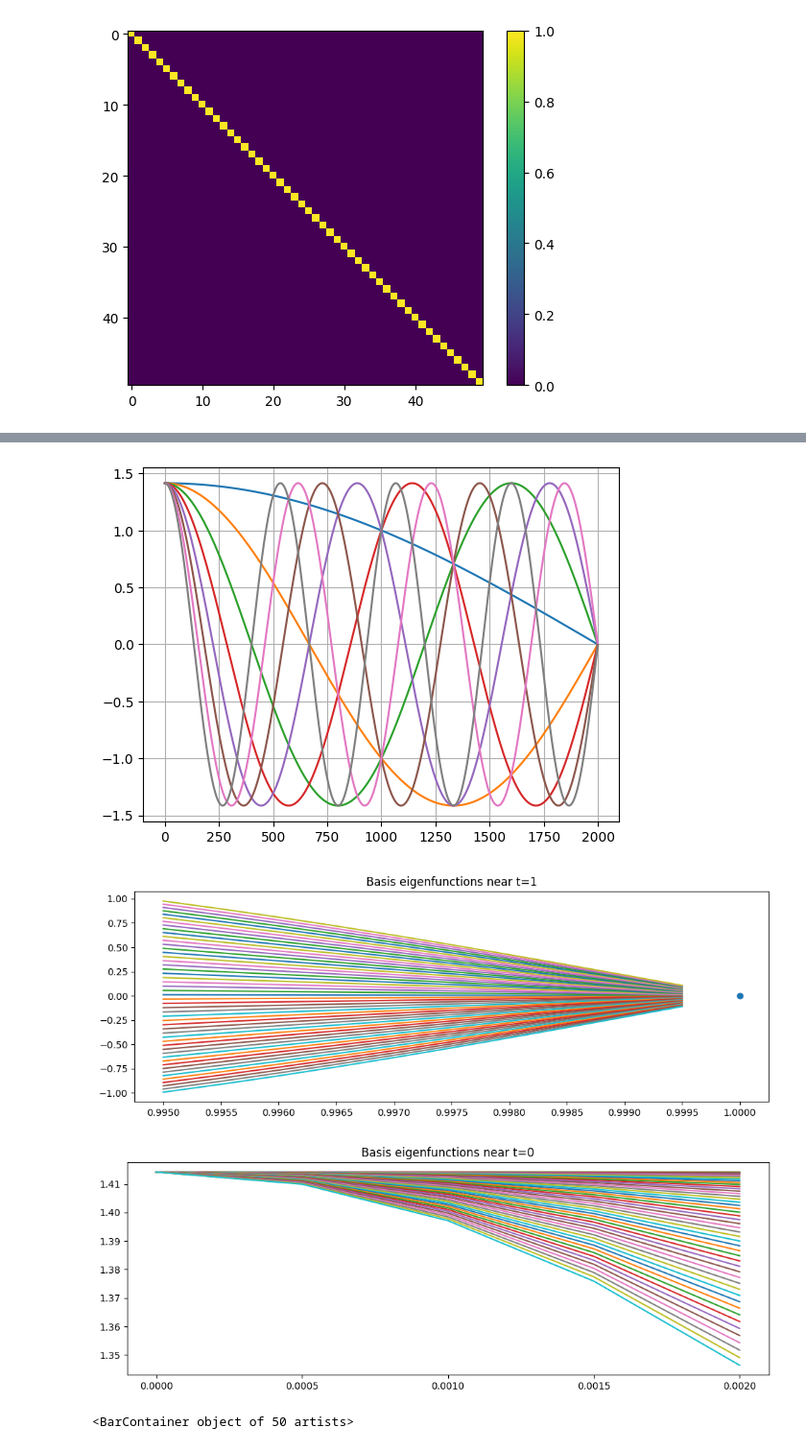
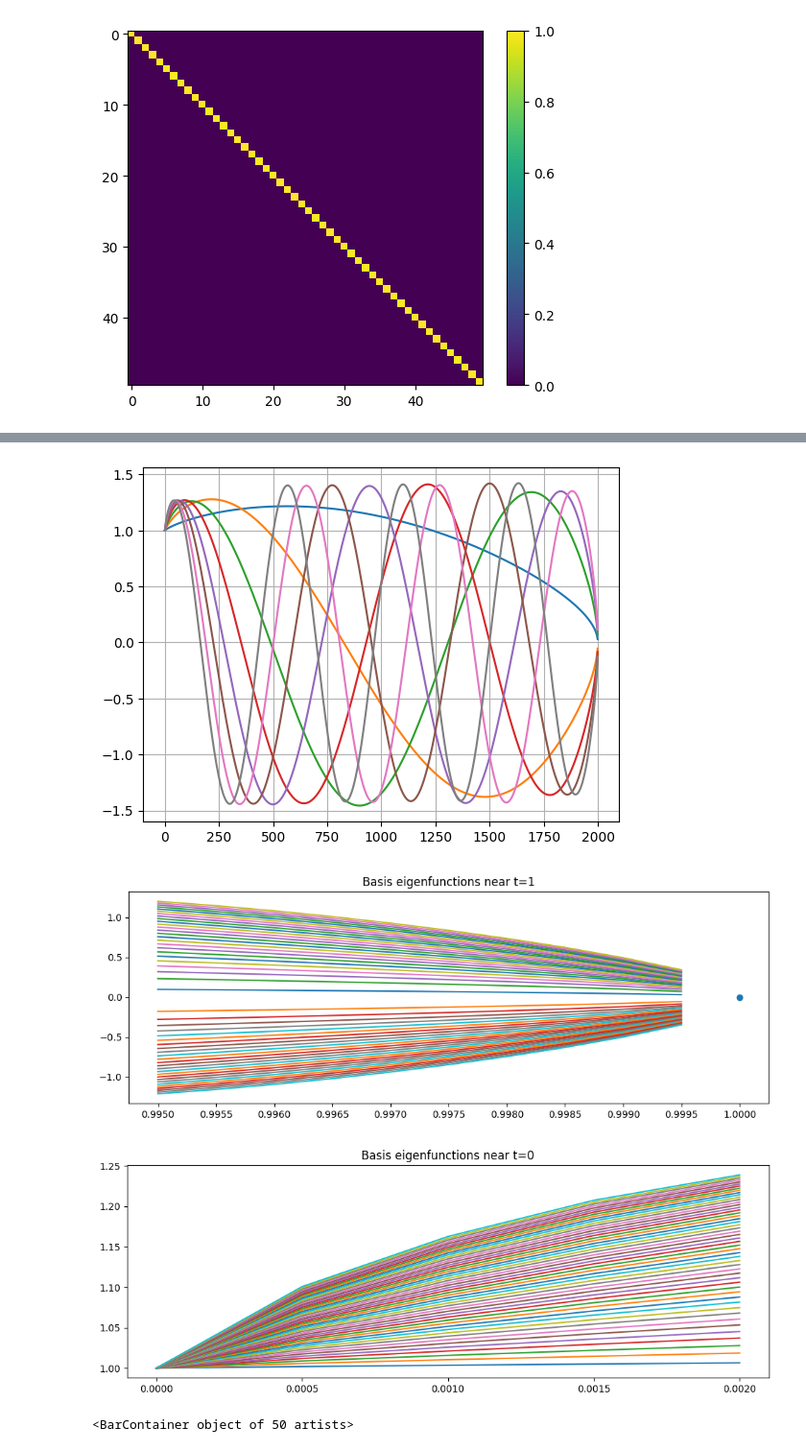
Before and after one commit to CentofantiEze/FBResNet, a Jupyter notebook: notebooks/explore_base.ipynb, the cells around one changed output, grey strips where cells are left out. Shown at 96% size. Cells and saved outputs as stored; diff of their text form; code cells hidden in the pictures.

Commit message:
Test the basis change using the T*T eigenvectors.

```diff
--- a/notebooks/explore_base.ipynb
+++ b/notebooks/explore_base.ipynb
@@ -24,7 +24,7 @@ from FBRN.proxop.hyperslab import cardan_slab
 params = {
     'N' : 2000,
     'k' : 50,
-    'a' : 1,
+    'a' : 1/2,
     'r' : 1
 
 }
@@ -62,6 +62,8 @@ def normalize_base(base):
     return base
 # %%
 base = normalize_base(base)
+# %%
+phisics = Physics(params['N'],params['k'],params['a'],params['r'])
 # %%
 cross_prod =  np.zeros((params['k'],params['k']))
 
@@ -82,13 +84,13 @@ plt.show()
 # %%
 for i in range(8):
-    plt.plot(base[i])
+    plt.plot(phisics.basis[i])
 plt.grid(True,'both')
 # %% [output]
-[figure, old version]
+[figure, new version]
 # %%
 t = np.linspace(0,(params['N']-1)/params['N'],params['N'])
 plt.figure(figsize=(12,4))
-for func in base:
+for func in phisics.basis:
     plt.plot(t[params['N']-10:], func[params['N']-10:])
 
 plt.plot(1,0, marker='o')
@@ -96,19 +98,18 @@ plt.xticks(t[params['N']-11:]+t[1])
 plt.title('Basis eigenfunctions near t=1')
 plt.show()
 # %% [output]
-[figure, old version]
+[figure, new version]
 # %%
-
 plt.figure(figsize=(12,4))
-for func in base:
+for func in phisics.basis:
     plt.plot(t[:5], func[:5])
 
 #plt.plot(1,0, marker='o')
 plt.xticks(t[:5])
 plt.title('Basis eigenfunctions near t=0')
 plt.show()
 # %% [output]
-[figure, old version]
+[figure, new version]
 # %%
 def project(x, base):
     N = len(x)
```
Also changed, not shown: parts of 6 cells of this notebook.
